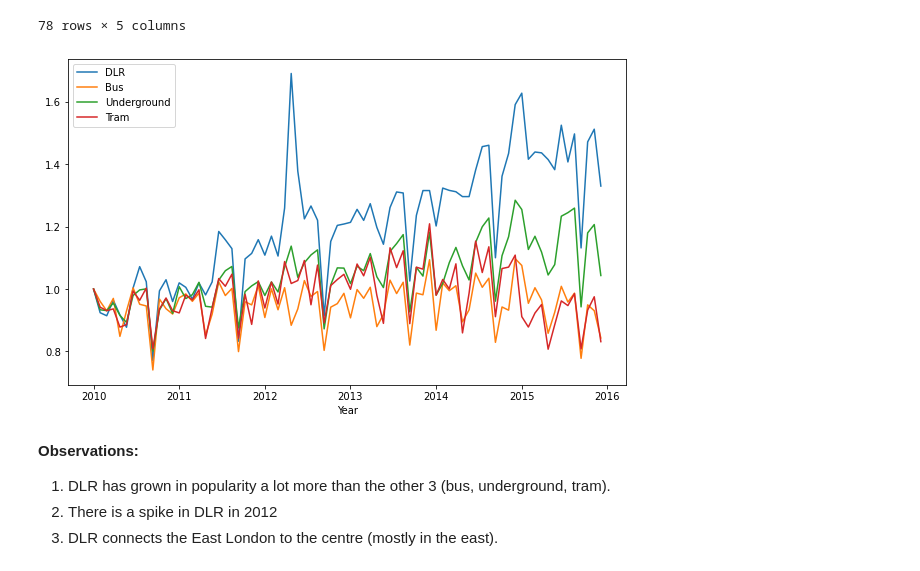
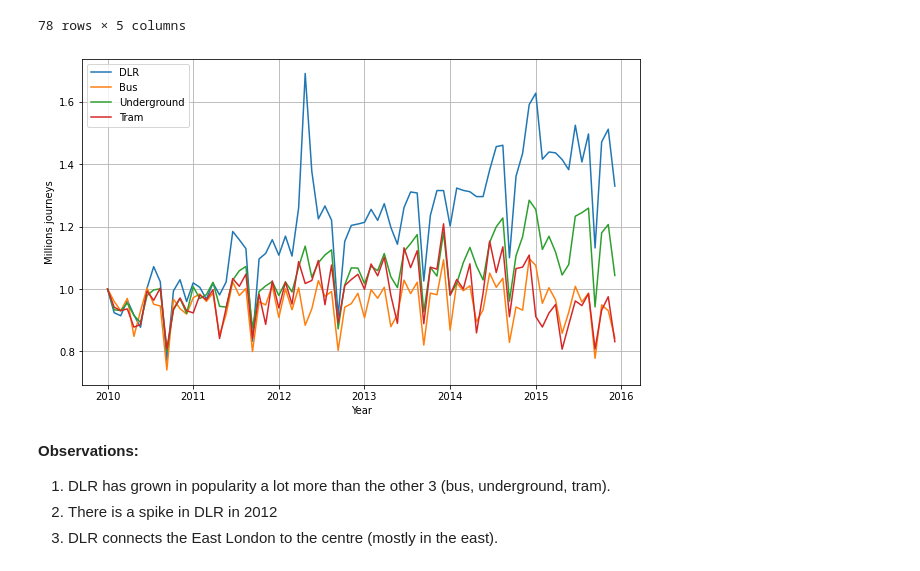
Before and after one commit to avaspataru/datathon, a Jupyter notebook: notebooks/DLR.ipynb, the cells around one changed output. Cells and saved outputs as stored; diff of their text form; code cells hidden in the pictures.

Commit message:
DLR plots ready

```diff
--- a/notebooks/DLR.ipynb
+++ b/notebooks/DLR.ipynb
@@ -131,23 +135,25 @@ increase_journey_types
 # %%
 labels = [y for y in range(2010,2017)]
 
 plt.figure(figsize=FIGSIZE)
+plt.grid()
 
 plt.xlabel(YEAR_XLABEL)
 plt.xticks(np.arange(0,79, step=13),labels)
-
+plt.ylabel('Millions journeys')
 
 plt.plot(increase_journey_types['DLR'].values, label="DLR")
 plt.plot(increase_journey_types['Bus'].values, label="Bus")
 plt.plot(increase_journey_types['Underground'].values, label="Underground")
 plt.plot(increase_journey_types['Tram'].values, label="Tram")
 #plt.plot(increase_journey_types['Overground'].values, label="Overground")
 
 plt.legend()
 
+plt.savefig(f'{PLOTS_DIR}/dlr_bus_ug_tram_across_the_years.png', bbox_inches='tight')
 plt.show()
 # %% [output]
-[figure, old version]
+[figure, new version]
 # %% [markdown]
 **Observations:**
 1. DLR has grown in popularity a lot more than the other 3 (bus, underground, tram).
```
Also changed, not shown: parts of 2 cells of this notebook, 2 other files.
